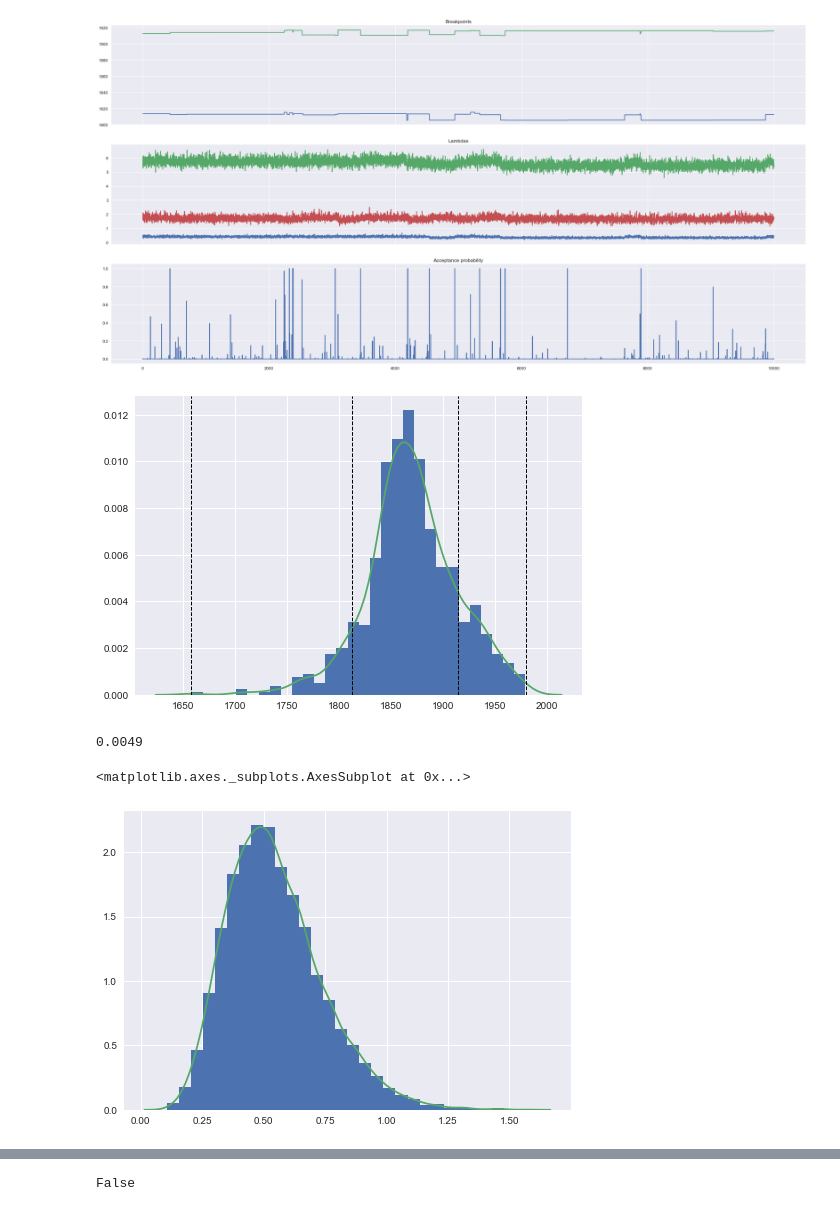
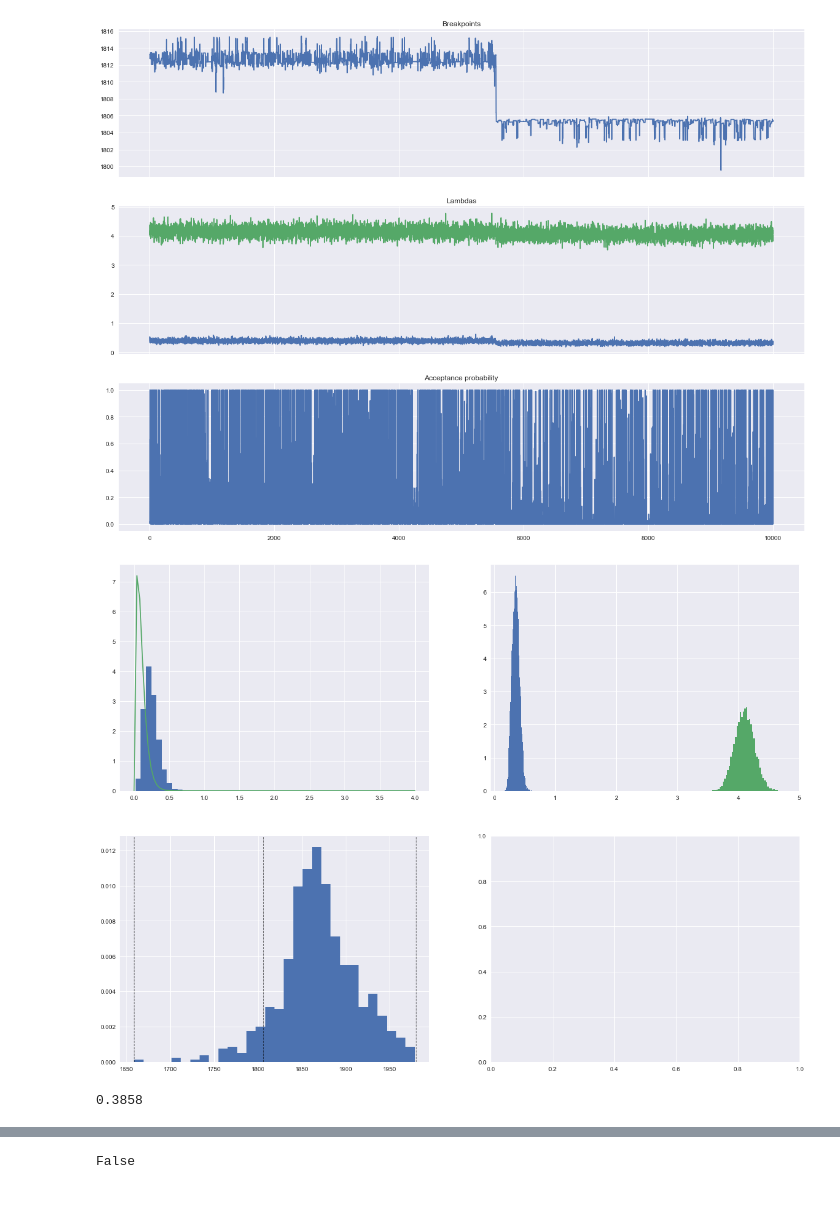
Before and after one commit to sleipner42/LP32020, a Jupyter notebook: monte-carlo/HA 3/MCMC.ipynb, the cells around one changed output, grey strips where cells are left out. Drawn from its saved outputs; the diff is of its cells as text; code cells hidden in the pictures.

Commit message:
MCMC

```diff
--- a/monte-carlo/HA 3/MCMC.ipynb
+++ b/monte-carlo/HA 3/MCMC.ipynb
@@ -32,10 +32,12 @@ def calc_probability_random_walk(tau, breakpoints_current, breakpoints_propose,
         nt_current = np.histogram(tau, bins = breakpoints_current)[0].astype('int32')
         nt_propose = np.histogram(tau, bins = breakpoints_propose)[0].astype('int32')
 
-        log_prob_current = (- np.sum(labda*np.diff(breakpoints_current))
+        log_prob_current = (np.sum(np.log(np.diff(breakpoints_current)))
+                              - np.sum(labda*np.diff(breakpoints_current))
                             + np.sum(nt_current*np.log(labda)))
 
-        log_prob_propose = (-np.sum(labda*np.diff(breakpoints_propose))
+        log_prob_propose = (np.sum(np.log(np.diff(breakpoints_propose)))
+                            -np.sum(labda*np.diff(breakpoints_propose))
                             + np.sum(nt_propose*np.log(labda)))
 
         return np.minimum(1, np.exp(log_prob_propose - log_prob_current))
@@ -135,32 +137,37 @@ def init_mcmc(N, num_breakpoints, psi, rho, burn_in = 0, print_debug = False):
             breakpoints[index+1] = np.copy(breakpoints[index])
 
     return breakpoints[burn_in:], thetas[burn_in:], lambdas[burn_in:], probs[burn_in:], accepts[burn_in:]
-# %%
-breakpoints, thetas, lambdas, probs, accepts = init_mcmc(N = 10**4, num_breakpoints = 2, psi = 7, rho = 0.1 ,burn_in = 200, print_debug = False)
-fig, (ax1, ax2, ax3) = plt.subplots(3, figsize = (30,15), sharex = True)
-ax1.plot(breakpoints[:, 1:-1])
-ax1.set_title("Breakpoints")
-ax2.plot(lambdas)
-ax2.set_title("Lambdas")
-ax3.plot(probs)
-ax3.set_title("Acceptance probability")
-plt.show()
-# %% [output]
-[figure, removed]
-# %%
-plt.hist(disasters, bins = 'auto', density  = True)
-sns.distplot(disasters, hist = False)
-for breakpoint in breakpoints[-1]:
-    plt.axvline(breakpoint, color='k', linestyle='dashed', linewidth=1)
-# %% [output]
-[figure, removed]
+# %%
+psi = 20
+num_breakpoints = 1
+breakpoints, thetas, lambdas, probs, accepts = init_mcmc(N = 10**4, num_breakpoints = num_breakpoints, psi = psi, rho = 0.01 ,burn_in = 10**3, print_debug = False)
+# %%
+fig1, (ax1, ax2, ax3) = plt.subplots(3, figsize = (20,15), sharex = True)
+ax1.plot(breakpoints[:, 1:-1])
+ax1.set_title("Breakpoints")
+ax2.plot(lambdas)
+ax2.set_title("Lambdas")
+ax3.plot(probs)
+ax3.set_title("Acceptance probability")
+
+fig2, axes = plt.subplots(2,2, figsize = (20,15))
+x = np.linspace(0,4, 100)
+
+axes[0,0].hist(thetas, density = True)
+axes[0,0].plot(x, gamma.pdf(x, 2, scale = 1/psi))
+
+for interval in range(num_breakpoints + 1):
+    axes[0,1].hist(lambdas[:, interval], bins = 50, density = True)
+
+axes[1,0].hist(disasters, bins = 'auto', density  = True)
+for breakpoint in breakpoints[-1]:
+    axes[1,0].axvline(breakpoint, color='k', linestyle='dashed', linewidth=1)
+
+plt.show()
+# %% [output]
+[figure, added]
+[figure, added]
 # %%
 np.sum(accepts)/len(accepts)
 # %% [output]
-0.0049
+0.3858
-# %%
-plt.hist(thetas, bins = 30, density = True)
-sns.distplot(thetas, hist = False)
-# %% [output]
-<matplotlib.axes._subplots.AxesSubplot at 0x...>
-[figure, removed]
```
Also changed, not shown: parts of 1 cell of this notebook.
